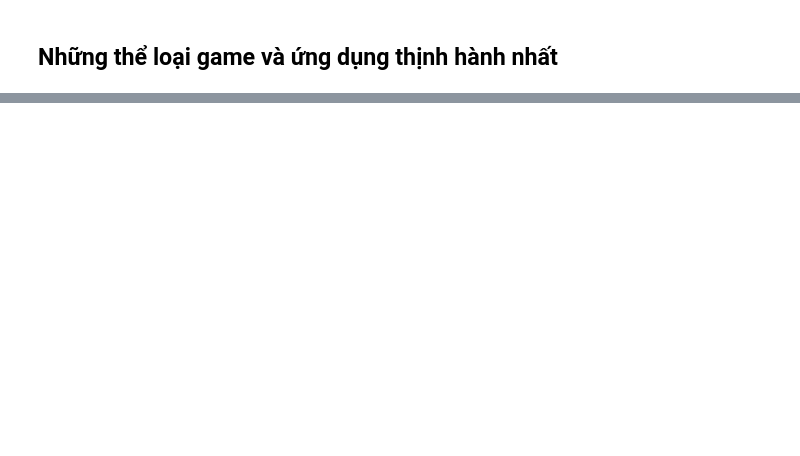
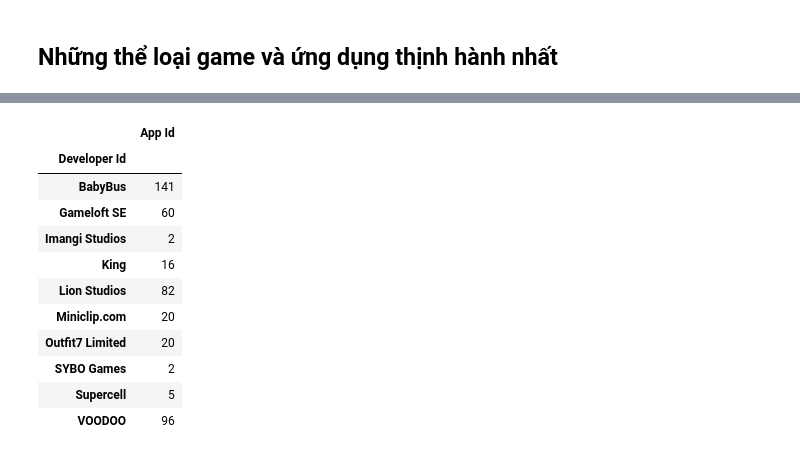
Before and after one commit to huyhuy12340/Project_DA, a Jupyter notebook: Google Play App Analysis.ipynb, the cells around one changed output, grey strips where cells are left out. Saved outputs shown, nothing was run; the diff lists cells and outputs as text; code cells hidden in the pictures; blank space fills up the shorter version.

```diff
--- a/Google Play App Analysis.ipynb
+++ b/Google Play App Analysis.ipynb
@@ -190,0 +211,16 @@ df.to_csv('e:/CHPlay.csv')
+# %%
+brand_count = df.loc[df['Developer Id'].isin(brand.index)].groupby('Developer Id').count()[['App Id']].sort_index()
+brand_count
+# %% [output]
+|  | App Id |
+| Developer Id |  |
+| BabyBus | 141 |
+| Gameloft SE | 60 |
+| Imangi Studios | 2 |
+| King | 16 |
+| Lion Studios | 82 |
+| Miniclip.com | 20 |
+| Outfit7 Limited | 20 |
+| SYBO Games | 2 |
+| Supercell | 5 |
+| VOODOO | 96 |
```
Also changed, not shown: parts of 15 cells of this notebook.
